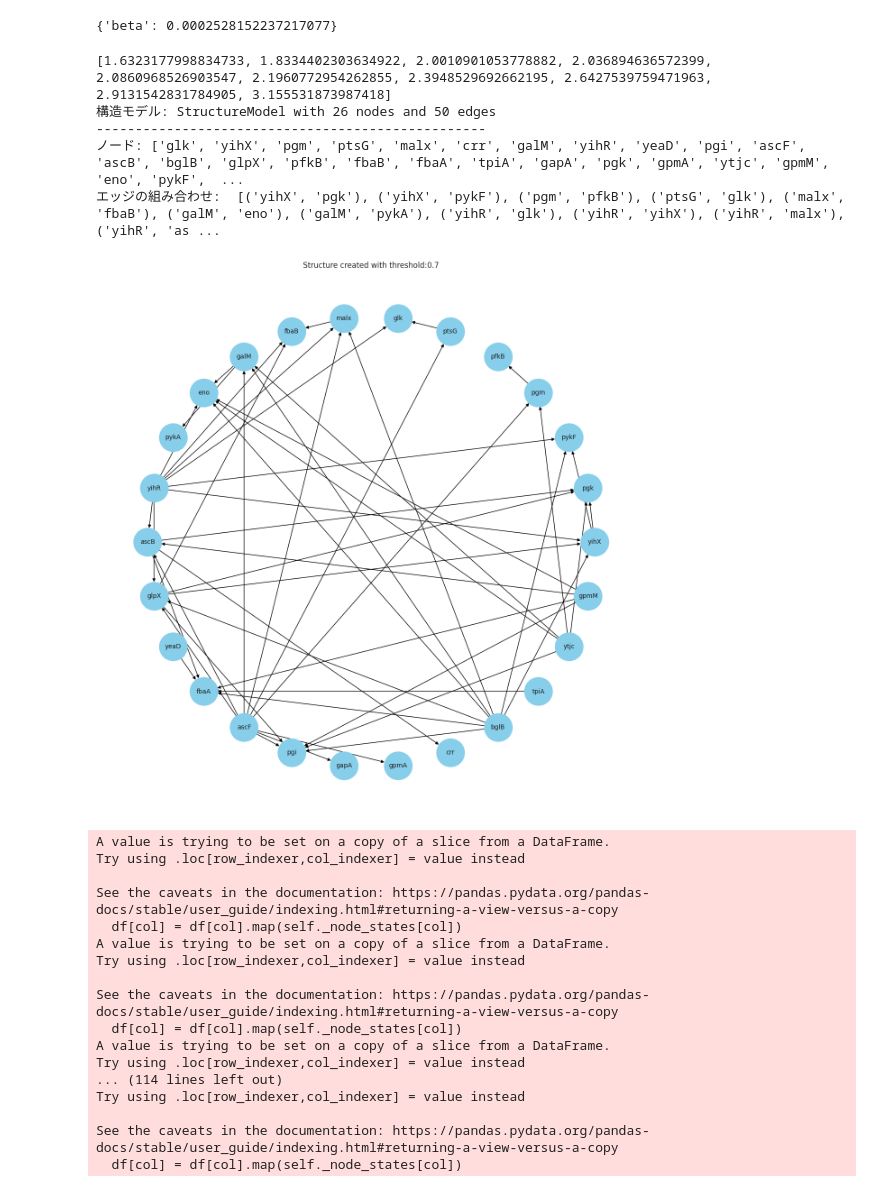
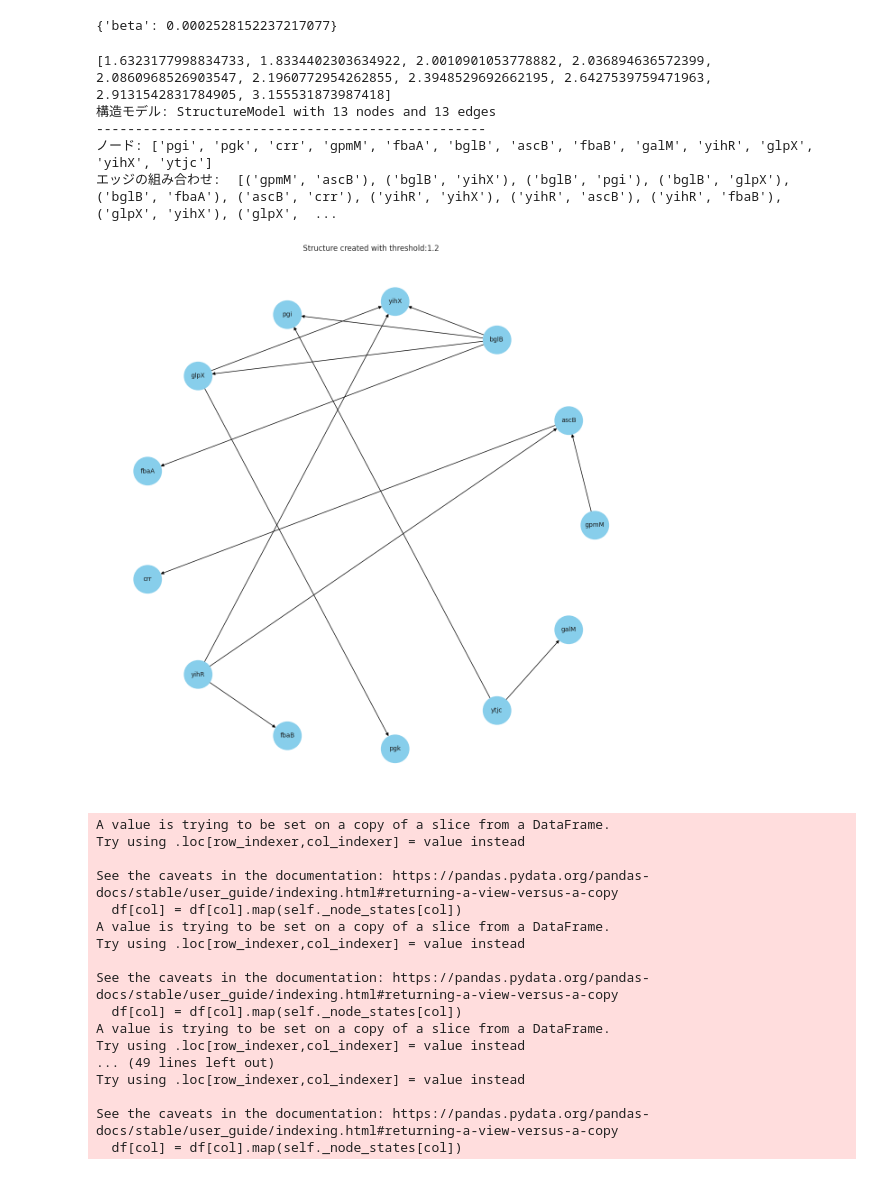
Before and after one commit to SanchanY/bn, a Jupyter notebook: work/notears_lasso.ipynb, the cells around one changed output. Cells and saved outputs as stored; diff of their text form; code cells hidden in the pictures.

```diff
--- a/work/notears_lasso.ipynb
+++ b/work/notears_lasso.ipynb
@@ -137,7 +137,7 @@ train, test = train_test_split(discretised_data, train_size=0.8, random_state=42
 
 beta=best_params['beta']
 max_iter=1000       # 一旦1000で固定
-w_threshold=0.7
+w_threshold=1.2
 # w_threshold=1
 
 
@@ -167,37 +167,37 @@ print('エッジの組み合わせ: ', sm.edges())
 
 # 連番生成関数
 def create_filename(base_name, directory='.', extension='.png'):
     counter = 1
     while True:
         file_name = f"{base_name}_{counter}{extension}"
         full_path = os.path.join(directory, file_name)
         if not os.path.exists(full_path):
             return full_path
         counter += 1
 
 # グラフ描画関数
 def draw_graph(sm, w_threshold):
     sns.set(style="whitegrid")
 
     # 構造モデルsmをnetworkxのグラフに変換
     G = nx.DiGraph(sm.edges())
 
     # グラフの描画
     plt.figure(figsize=(12, 12))
     pos = nx.circular_layout(G)  # ノードの配置
     nx.draw(G, pos, with_labels=True, node_size=2000, edge_color="black", node_color="skyblue", font_size=10)
     plt.title(f"Structure created with threshold:{w_threshold}")
     plt.savefig(f"./bio_networks/bio_network_th{w_threshold}.png", format="png", dpi=300, bbox_inches='tight')
     return w_threshold
 
 w_threshold = draw_graph(sm, w_threshold)
 # %% [output]
 [1.6323177998834733, 1.8334402303634922, 2.0010901053778882, 2.036894636572399, 2.0860968526903547, 2.1960772954262855, 2.3948529692662195, 2.6427539759471963, 2.9131542831784905, 3.155531873987418]
-構造モデル: StructureModel with 26 nodes and 50 edges
+構造モデル: StructureModel with 13 nodes and 13 edges
 --------------------------------------------------
-ノード: ['glk', 'yihX', 'pgm', 'ptsG', 'malx', 'crr', 'galM', 'yihR', 'yeaD', 'pgi', 'ascF', 'ascB', 'bglB', 'glpX', 'pfkB', 'fbaB', 'fbaA', 'tpiA', 'gapA', 'pgk', 'gpmA', 'ytjc', 'gpmM', 'eno', 'pykF',  ...
-エッジの組み合わせ:  [('yihX', 'pgk'), ('yihX', 'pykF'), ('pgm', 'pfkB'), ('ptsG', 'glk'), ('malx', 'fbaB'), ('galM', 'eno'), ('galM', 'pykA'), ('yihR', 'glk'), ('yihR', 'yihX'), ('yihR', 'malx'), ('yihR', 'as ...
+ノード: ['pgi', 'pgk', 'crr', 'gpmM', 'fbaA', 'bglB', 'ascB', 'fbaB', 'galM', 'yihR', 'glpX', 'yihX', 'ytjc']
+エッジの組み合わせ:  [('gpmM', 'ascB'), ('bglB', 'yihX'), ('bglB', 'pgi'), ('bglB', 'glpX'), ('bglB', 'fbaA'), ('ascB', 'crr'), ('yihR', 'yihX'), ('yihR', 'ascB'), ('yihR', 'fbaB'), ('glpX', 'yihX'), ('glpX',  ...
-[figure, old version]
+[figure, new version]
 # %%
 bn = BayesianNetwork(sm)
 
@@ -221,7 +221,7 @@ See the caveats in the documentation: https://pandas.pydata.org/pandas-docs/stab
   df[col] = df[col].map(self._node_states[col])
 A value is trying to be set on a copy of a slice from a DataFrame.
 Try using .loc[row_indexer,col_indexer] = value instead
-... (114 lines left out)
+... (49 lines left out)
 Try using .loc[row_indexer,col_indexer] = value instead
 
 See the caveats in the documentation: https://pandas.pydata.org/pandas-docs/stable/user_guide/indexing.html#returning-a-view-versus-a-copy
```
Also changed, not shown: 10 other files.
